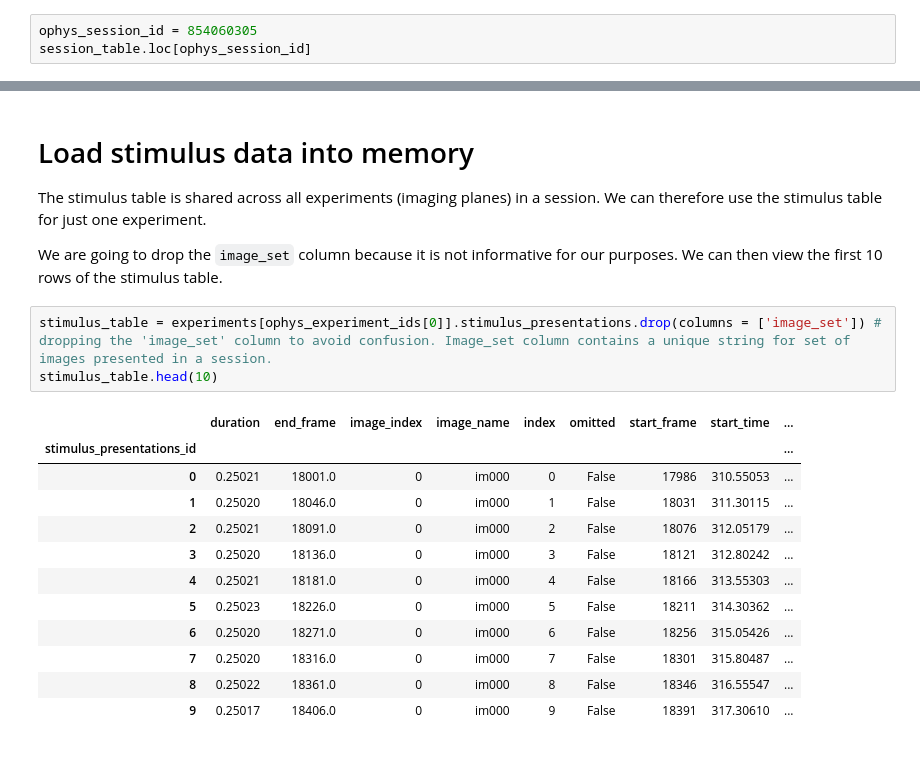
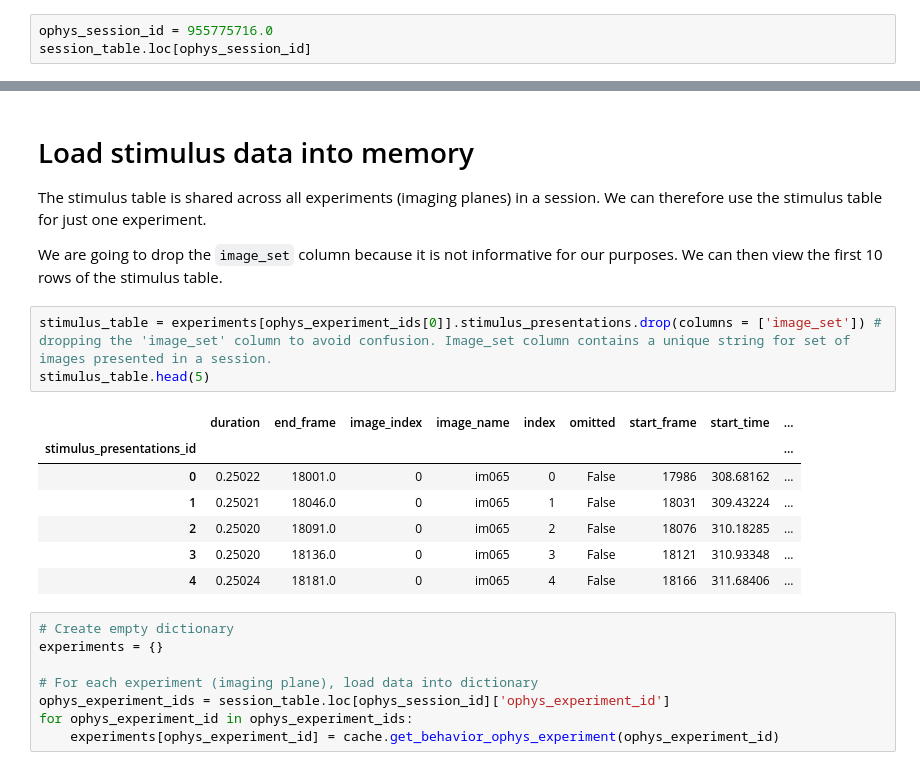
Before and after one commit to odmina/misbehaving_armadillos, a Jupyter notebook: Allen_Visual_Behavior_from_SDK.ipynb, the cells around one changed output, grey strips where cells are left out. Drawn from its saved outputs; the diff is of its cells as text.

```diff
--- a/Allen_Visual_Behavior_from_SDK.ipynb
+++ b/Allen_Visual_Behavior_from_SDK.ipynb
@@ -107,4 +134,4 @@ We can view metadata for this session as follows:
 # %%
-ophys_session_id = 854060305
+ophys_session_id = 955775716.0
 session_table.loc[ophys_session_id]
 # %% [output]
@@ -252,17 +276,20 @@ The stimulus table is shared across all experiments (imaging planes) in a sessio
 We are going to drop the `image_set` column because it is not informative for our purposes. We can then view the first 10 rows of the stimulus table.
 # %%
 stimulus_table = experiments[ophys_experiment_ids[0]].stimulus_presentations.drop(columns = ['image_set']) # dropping the 'image_set' column to avoid confusion. Image_set column contains a unique string for set of images presented in a session.
-stimulus_table.head(10)
+stimulus_table.head(5)
 # %% [output]
 |  | duration | end_frame | image_index | image_name | index | omitted | start_frame | start_time | ... |
 | stimulus_presentations_id |  |  |  |  |  |  |  |  | ... |
-| 0 | 0.25021 | 18001.0 | 0 | im000 | 0 | False | 17986 | 310.55053 | ... |
-| 1 | 0.25020 | 18046.0 | 0 | im000 | 1 | False | 18031 | 311.30115 | ... |
-| 2 | 0.25021 | 18091.0 | 0 | im000 | 2 | False | 18076 | 312.05179 | ... |
-| 3 | 0.25020 | 18136.0 | 0 | im000 | 3 | False | 18121 | 312.80242 | ... |
-| 4 | 0.25021 | 18181.0 | 0 | im000 | 4 | False | 18166 | 313.55303 | ... |
-| 5 | 0.25023 | 18226.0 | 0 | im000 | 5 | False | 18211 | 314.30362 | ... |
-| 6 | 0.25020 | 18271.0 | 0 | im000 | 6 | False | 18256 | 315.05426 | ... |
-| 7 | 0.25020 | 18316.0 | 0 | im000 | 7 | False | 18301 | 315.80487 | ... |
-| 8 | 0.25022 | 18361.0 | 0 | im000 | 8 | False | 18346 | 316.55547 | ... |
-| 9 | 0.25017 | 18406.0 | 0 | im000 | 9 | False | 18391 | 317.30610 | ... |
+| 0 | 0.25022 | 18001.0 | 0 | im065 | 0 | False | 17986 | 308.68162 | ... |
+| 1 | 0.25021 | 18046.0 | 0 | im065 | 1 | False | 18031 | 309.43224 | ... |
+| 2 | 0.25020 | 18091.0 | 0 | im065 | 2 | False | 18076 | 310.18285 | ... |
+| 3 | 0.25020 | 18136.0 | 0 | im065 | 3 | False | 18121 | 310.93348 | ... |
+| 4 | 0.25024 | 18181.0 | 0 | im065 | 4 | False | 18166 | 311.68406 | ... |
+# %%
+# Create empty dictionary
+experiments = {}
+
+# For each experiment (imaging plane), load data into dictionary
+ophys_experiment_ids = session_table.loc[ophys_session_id]['ophys_experiment_id']
+for ophys_experiment_id in ophys_experiment_ids:
+    experiments[ophys_experiment_id] = cache.get_behavior_ophys_experiment(ophys_experiment_id)
```
Also changed, not shown: parts of 14 cells of this notebook.
